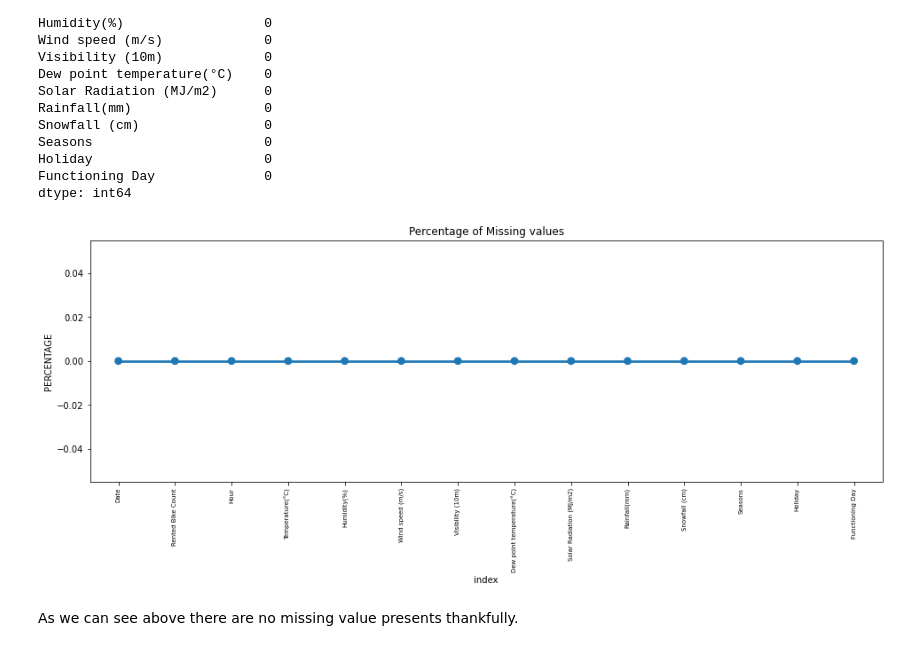
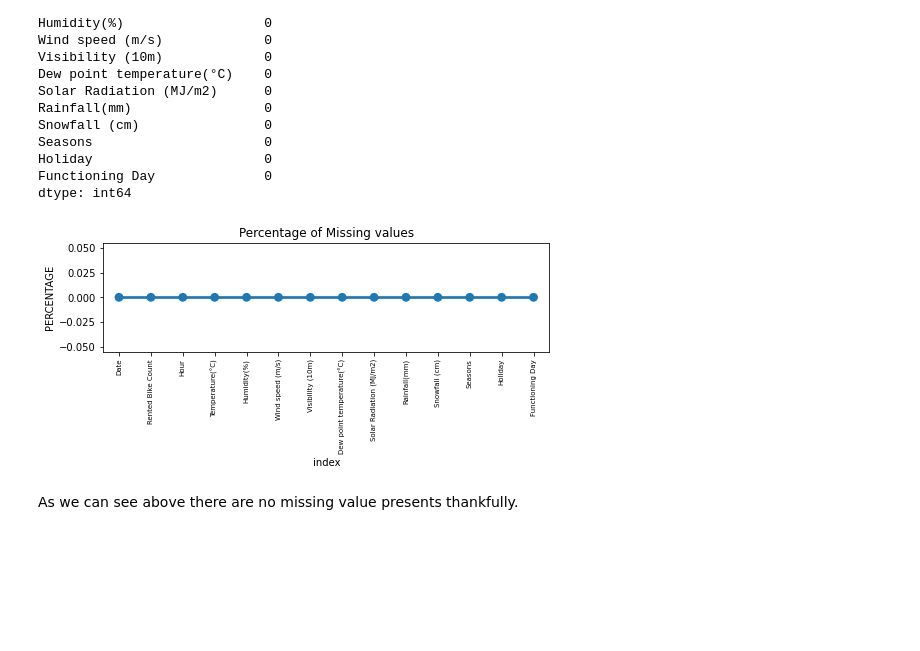
Before and after one commit to PrateekKumar88888/Bike-Sharing-Demand-Prediction---Capstone-Project, a Jupyter notebook: Copy_of_Bike_Sharing_Demand_Prediction_Capstone_Project.ipynb, the cells around one changed output. Cells and saved outputs as stored; diff of their text form; code cells hidden in the pictures; blank space fills up the shorter version.

```diff
--- a/Copy_of_Bike_Sharing_Demand_Prediction_Capstone_Project.ipynb
+++ b/Copy_of_Bike_Sharing_Demand_Prediction_Capstone_Project.ipynb
@@ -230,14 +230,14 @@ Functioning Day              0
 dtype: int64
 # %%
 missing = pd.DataFrame((bike_df.isnull().sum())*100/bike_df.shape[0]).reset_index()
-plt.figure(figsize=(16,5))
+plt.figure(figsize=(8,2))
 ax = sns.pointplot('index',0,data=missing)
 plt.xticks(rotation =90,fontsize =7)
 plt.title("Percentage of Missing values")
 plt.ylabel("PERCENTAGE")
 plt.show()
 # %% [output]
-[figure, old version]
+[figure, new version]
 # %% [markdown]
 As we can see above there are no missing value presents thankfully.
 # %% [markdown]
```
Also changed, not shown: parts of 40 cells of this notebook.
